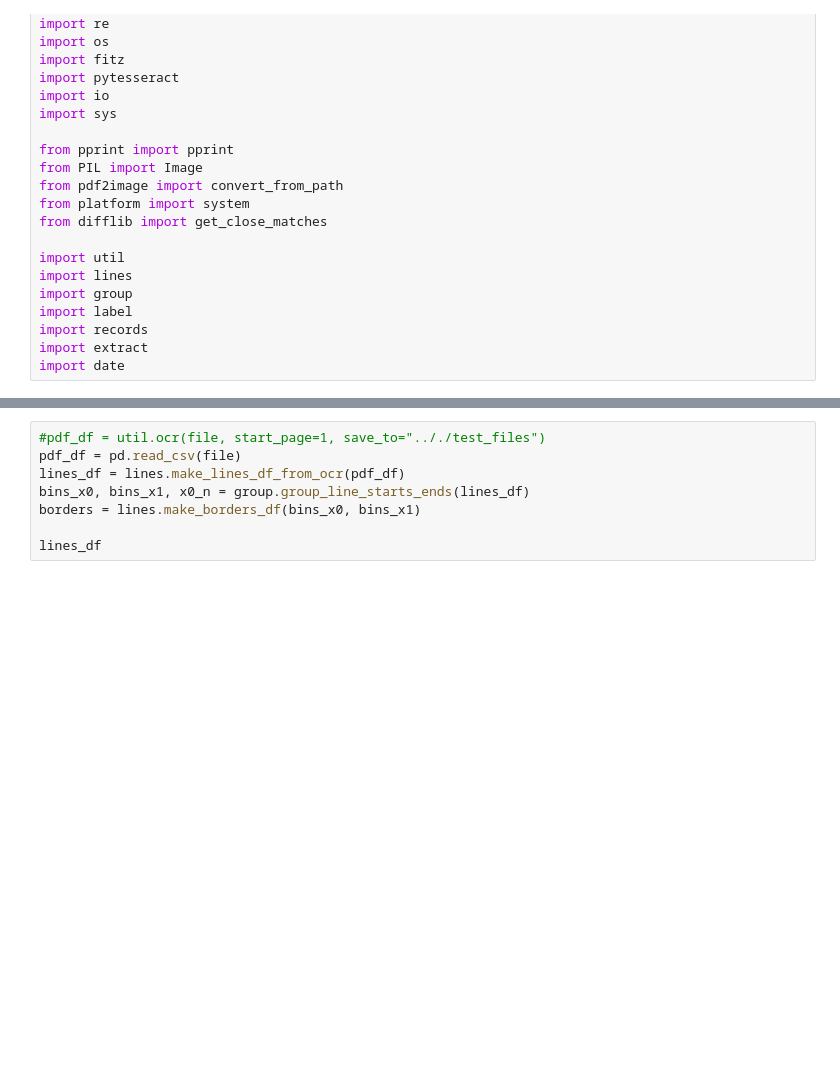
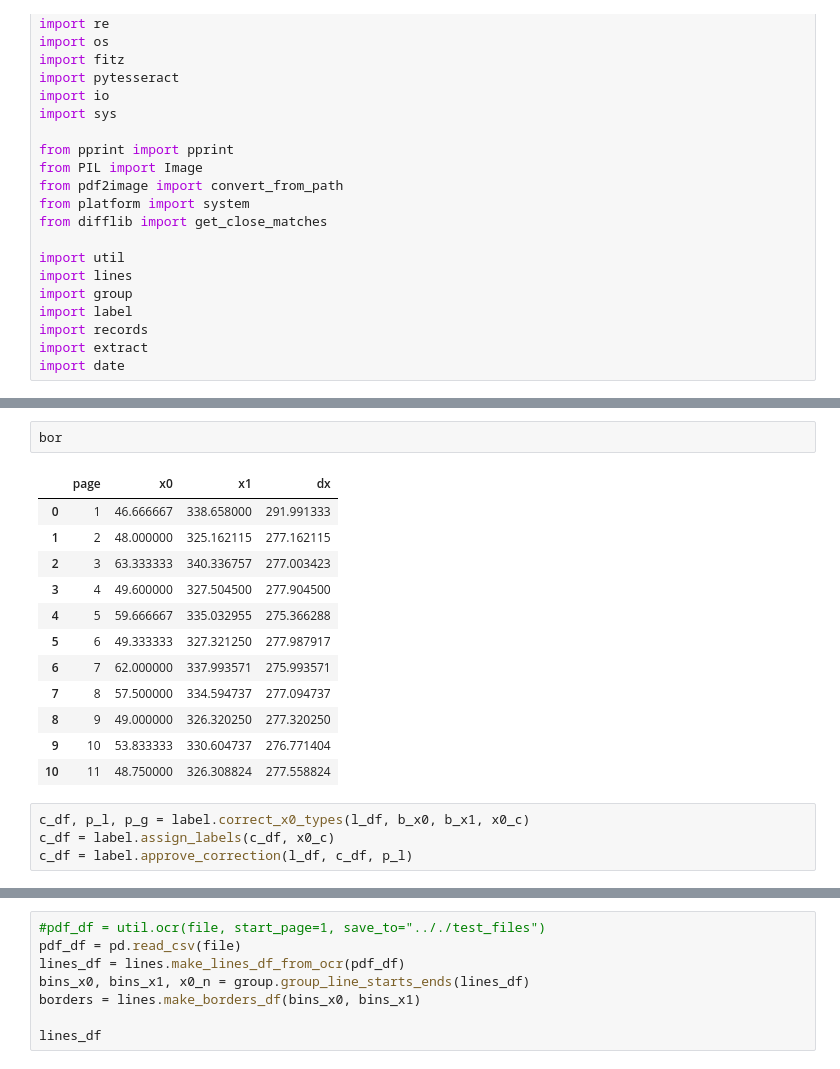
Before and after one commit to jeusa/indexex, a Jupyter notebook: code/index_extraction.ipynb, the cells around one changed output, grey strips where cells are left out. Cells and saved outputs as stored; diff of their text form; blank space fills up the shorter version.

```diff
--- a/code/index_extraction.ipynb
+++ b/code/index_extraction.ipynb
@@ -51,0 +132,19 @@ display(test_dfs, file)
+# %%
+bor
+# %% [output]
+|  | page | x0 | x1 | dx |
+| 0 | 1 | 46.666667 | 338.658000 | 291.991333 |
+| 1 | 2 | 48.000000 | 325.162115 | 277.162115 |
+| 2 | 3 | 63.333333 | 340.336757 | 277.003423 |
+| 3 | 4 | 49.600000 | 327.504500 | 277.904500 |
+| 4 | 5 | 59.666667 | 335.032955 | 275.366288 |
+| 5 | 6 | 49.333333 | 327.321250 | 277.987917 |
+| 6 | 7 | 62.000000 | 337.993571 | 275.993571 |
+| 7 | 8 | 57.500000 | 334.594737 | 277.094737 |
+| 8 | 9 | 49.000000 | 326.320250 | 277.320250 |
+| 9 | 10 | 53.833333 | 330.604737 | 276.771404 |
+| 10 | 11 | 48.750000 | 326.308824 | 277.558824 |
+# %%
+c_df, p_l, p_g = label.correct_x0_types(l_df, b_x0, b_x1, x0_c)
+c_df = label.assign_labels(c_df, x0_c)
+c_df = label.approve_correction(l_df, c_df, p_l)
```
Also changed, not shown: parts of 21 cells of this notebook, 4 other files.
